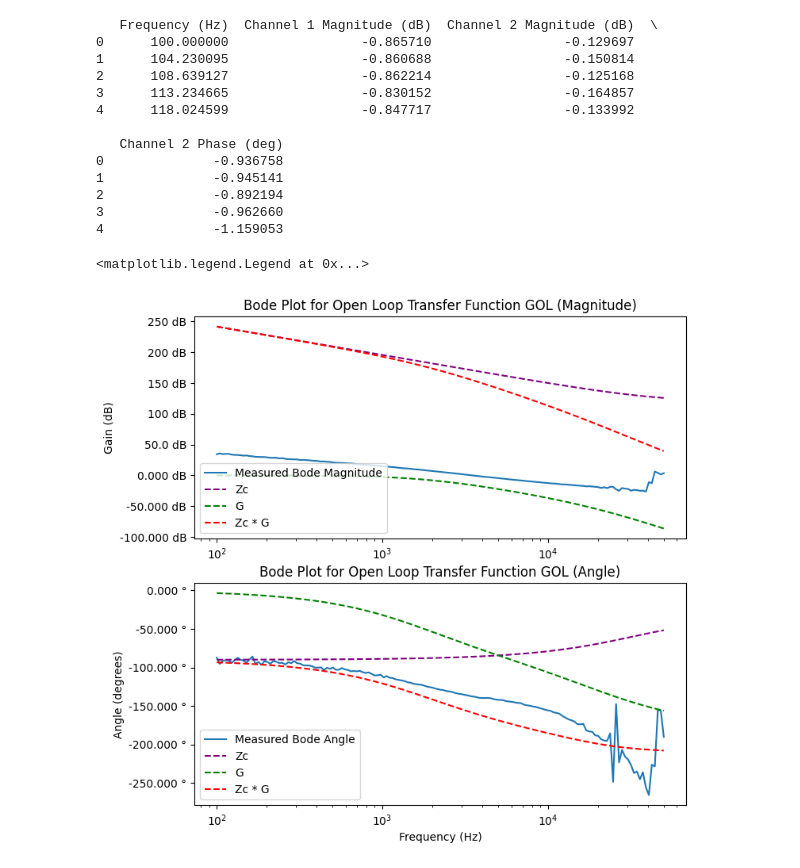
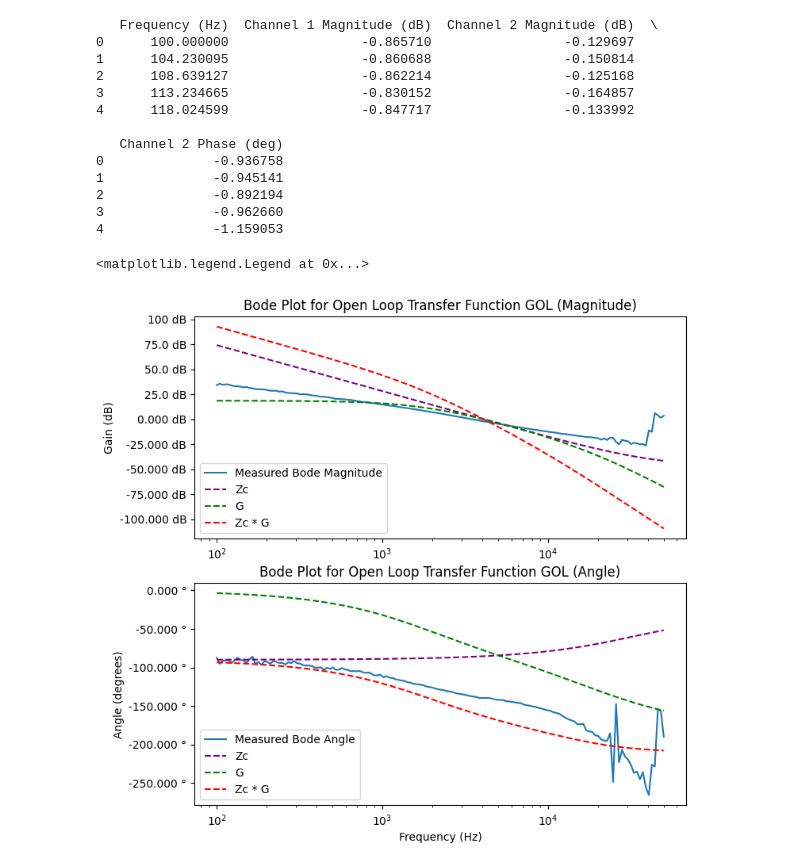
Before and after one commit to ianeyk/power-electronics, a Jupyter notebook: Lab 10/Lab10_report.ipynb, the cells around one changed output. Drawn from its saved outputs; the diff is of its cells as text; code cells hidden in the pictures.

```diff
--- a/Lab 10/Lab10_report.ipynb
+++ b/Lab 10/Lab10_report.ipynb
@@ -46,24 +46,24 @@ def to_decibels(arr, dc_gain = 0):
     return np.log(arr) * 20 + dc_gain
 
 def get_Zc(w):
-    my_Zc = 1 / (1 / (R5 + 1 / (1j * w * C1)) + 1 / (1 / (1j * w * C2)))
+    my_Zc = 1 / (1 / (R5 + 1 / (1j * w * C1)) + 1 / (1 / (1j * w * C2))) / 4.3e3 # kOhm
     return my_Zc
-Zc = get_Zc(w) / 4.3e3 # kOhm
+Zc = get_Zc(w)
 Zc2 = (1j * w / (40e3) + 1) / ((1j * w / (1.9e7)) * (1j * w / (250e3) + 1)) / 4.3e3 # kOhm
 
 # Zc2 = (1j * w / (40 * units.kilohertz) + 1) / ((1j * w / (1.9e7 * units.hertz)) * (1j * w / (250 * units.kilohertz) + 1))
 # Zc2 = (w * 1j / (40 * units.kilohertz) + 1) / ((w * 1j / (250 * units.kilohertz) + 1))
 
 fig, (ax1, ax2) = plt.subplots(nrows = 2, ncols = 1, sharex = False, sharey = False, figsize = (8, 8))
-helper.axes_labels("", "Hz", "Impedance (Ω)", "Ω", title = "Zc Impedance vs. Frequency (Magnitude)", ax = ax1)
-ax1.loglog(w, np.abs(Zc), linestyle = "solid", label = "Zc Magnitude")
-ax1.loglog(w, np.abs(Zc2), linestyle = "solid", label = "Zc Magnitude (Analysis)")
+helper.axes_labels("", "Hz", "Gain", "dB", title = "Zc Gain vs. Frequency (Magnitude)", ax = ax1)
+ax1.semilogx(w, to_decibels(Zc), linestyle = "solid", label = "Zc Magnitude")
+ax1.semilogx(w, to_decibels(Zc2), linestyle = "dashed", color = "purple", label = "Zc Magnitude (Analysis)")
 ax1.axvline(x = 50e3, linestyle = "dashed", color = "black", label = "Switching Frequency (50kHz)")
 ax1.legend(loc = "lower left")
 
 helper.axes_labels("Frequency (Hz)", "Hz", "Impedance Angle (degrees)", "°", title = "Zc Impedance vs. Frequency (Angle)", ax = ax2)
 ax2.semilogx(w, np.angle(Zc, deg = True), linestyle = "solid", label = "Zc Angle")
-ax2.semilogx(w, np.angle(Zc2, deg = True), linestyle = "solid", label = "Zc Angle (Analysis)")
+ax2.semilogx(w, np.angle(Zc2, deg = True), linestyle = "dashed", color = "purple", label = "Zc Angle (Analysis)")
 ax2.axvline(x = 50e3, linestyle = "dashed", color = "black", label = "Switching Frequency (50kHz)")
 ax2.legend(loc = "upper left")
 # ax2.set_ylim(-100, -80)
@@ -98,30 +98,27 @@ print(closed_loop_bode.head())
 # %%
 w = open_loop_bode["Frequency (Hz)"]
 # theoretical_open_loop_bode = 1 / (w / 4e3)
 Zc = get_Zc(w)
 dc_gain = 18.58 # dB
 G = 1 / ((w * 1j / (1.8e3)) + 1) / ((w * 1j / (2e4)) + 1)
-theoretical_open_loop_bode = G * Zc
-theoretical_mag = np.log10(np.abs(theoretical_open_loop_bode)) * 20
-theoretical_angle = np.angle(theoretical_open_loop_bode, deg = True)
 
 fig, (ax1, ax2) = plt.subplots(nrows = 2, ncols = 1, sharex = False, sharey = False, figsize = (8, 8))
 helper.axes_labels("", "Hz", "Gain (dB)", "dB", title = "Bode Plot for Open Loop Transfer Function GOL (Magnitude)", ax = ax1)
 ax1.semilogx(open_loop_bode["Frequency (Hz)"], open_loop_bode["Channel 2 Magnitude (dB)"], linestyle = "solid", label = "Measured Bode Magnitude")
 ax1.semilogx(open_loop_bode["Frequency (Hz)"], to_decibels(Zc), linestyle = "dashed", color = "purple", label = "Zc")
-ax1.semilogx(open_loop_bode["Frequency (Hz)"], to_decibels(G), linestyle = "dashed", color = "green", label = "G")
-ax1.semilogx(open_loop_bode["Frequency (Hz)"], to_decibels(G * Zc), linestyle = "dashed", color = "red", label = "Zc * G")
+ax1.semilogx(open_loop_bode["Frequency (Hz)"], to_decibels(G, dc_gain = dc_gain), linestyle = "dashed", color = "green", label = "G")
+ax1.semilogx(open_loop_bode["Frequency (Hz)"], to_decibels(G * Zc, dc_gain = dc_gain), linestyle = "dashed", color = "red", label = "Zc * G")
 ax1.legend(loc = "lower left")
 
 helper.axes_labels("Frequency (Hz)", "Hz", "Angle (degrees)", "°", title = "Bode Plot for Open Loop Transfer Function GOL (Angle)", ax = ax2)
 ax2.semilogx(open_loop_bode["Frequency (Hz)"], np.unwrap(open_loop_bode["Channel 2 Phase (deg)"], period = 360), linestyle = "solid", label = "Measured Bode Angle")
 ax2.semilogx(open_loop_bode["Frequency (Hz)"], np.unwrap(np.angle(Zc, deg = True), period = 360), linestyle = "dashed", color = "purple", label = "Zc")
 ax2.semilogx(open_loop_bode["Frequency (Hz)"], np.unwrap(np.angle(G, deg = True), period = 360), linestyle = "dashed", color = "green", label = "G")
 ax2.semilogx(open_loop_bode["Frequency (Hz)"], np.unwrap(np.angle(G * Zc, deg = True), period = 360), linestyle = "dashed", color = "red", label = "Zc * G")
 ax2.legend(loc = "lower left")
 # %% [output]
 <matplotlib.legend.Legend at 0x...>
-[figure, old version]
+[figure, new version]
 # %%
 w = closed_loop_bode["Frequency (Hz)"] * 1j * units.hertz
 theoretical_closed_loop_bode = theoretical_open_loop_bode / (1 + theoretical_open_loop_bode)
```
Also changed, not shown: parts of 8 cells of this notebook.
